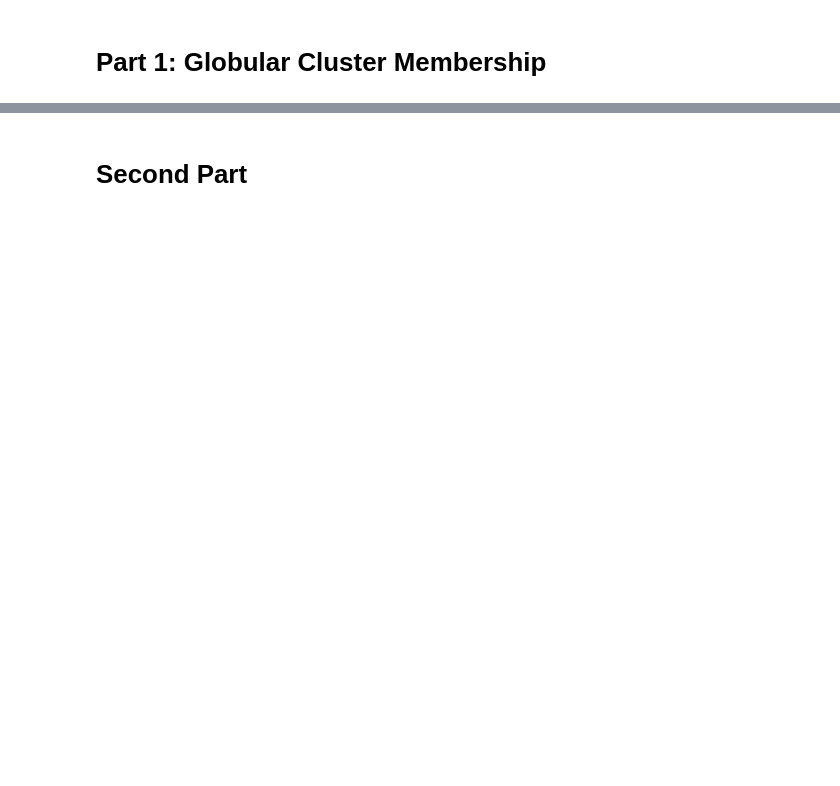
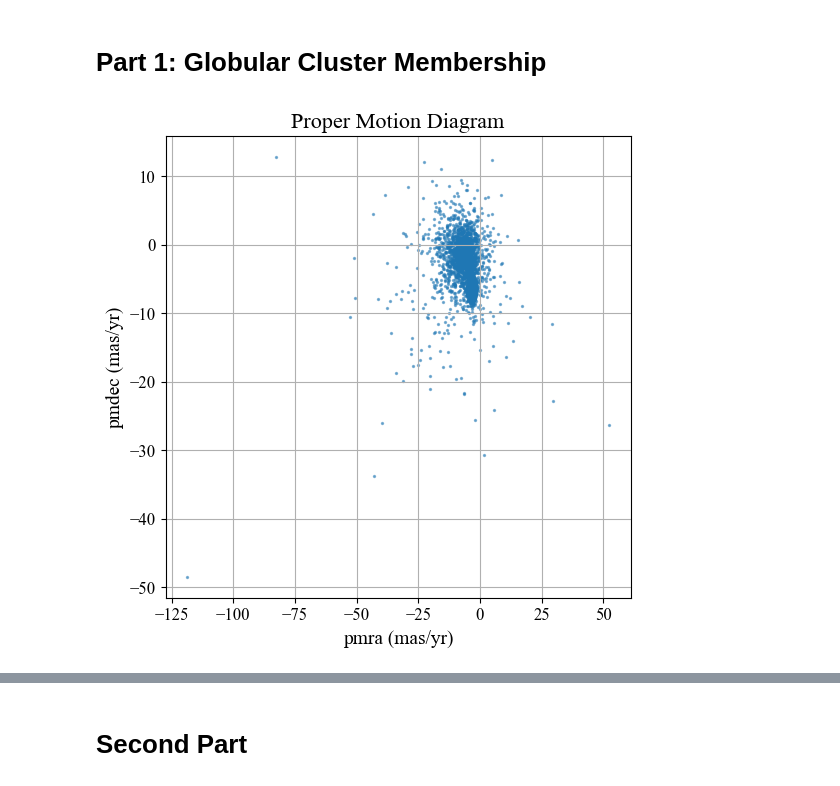
Before and after one commit to ivarismartinez/ASTR4991, a Jupyter notebook: ASTR4991_GAIA_Proyect.ipynb, the cells around one changed output, grey strips where cells are left out. Drawn from its saved outputs; the diff is of its cells as text; code cells hidden in the pictures; blank space fills up the shorter version.

```diff
--- a/ASTR4991_GAIA_Proyect.ipynb
+++ b/ASTR4991_GAIA_Proyect.ipynb
@@ -75,6 +92,22 @@ Index(['ra', 'dec', 'pmra', 'pmdec', 'parallax', 'parallax_over_error',
 # Choosing the systematic proper motion of the cluster with the most stars (Omega Centauri) by eye
 pmra_center_by_eye = -3.5
 pmdec_center_by_eye = -6.5
+# %%
+# Plotting the data
+plt.figure(figsize=(6,6))
+plt.scatter(filtered_data['pmra'], filtered_data['pmdec'], s=2, alpha=0.5)
+
+plt.xlabel("pmra (mas/yr)")
+plt.ylabel("pmdec (mas/yr)")
+plt.title("Proper Motion Diagram")
+plt.grid()
+
+plt.savefig("Omega_Centauri_Unfiltered_Data.pdf", format="pdf", dpi=300, bbox_inches="tight")
+plt.savefig("Omega_Centauri_Unfiltered_Data.png", format="png", dpi=300, bbox_inches="tight")
+
+plt.show()
+# %% [output]
+[figure, added]
 # %%
 # Plotting the data
 plt.figure(figsize=(6,6))
```
Also changed, not shown: parts of 15 cells of this notebook, 7 other files.
